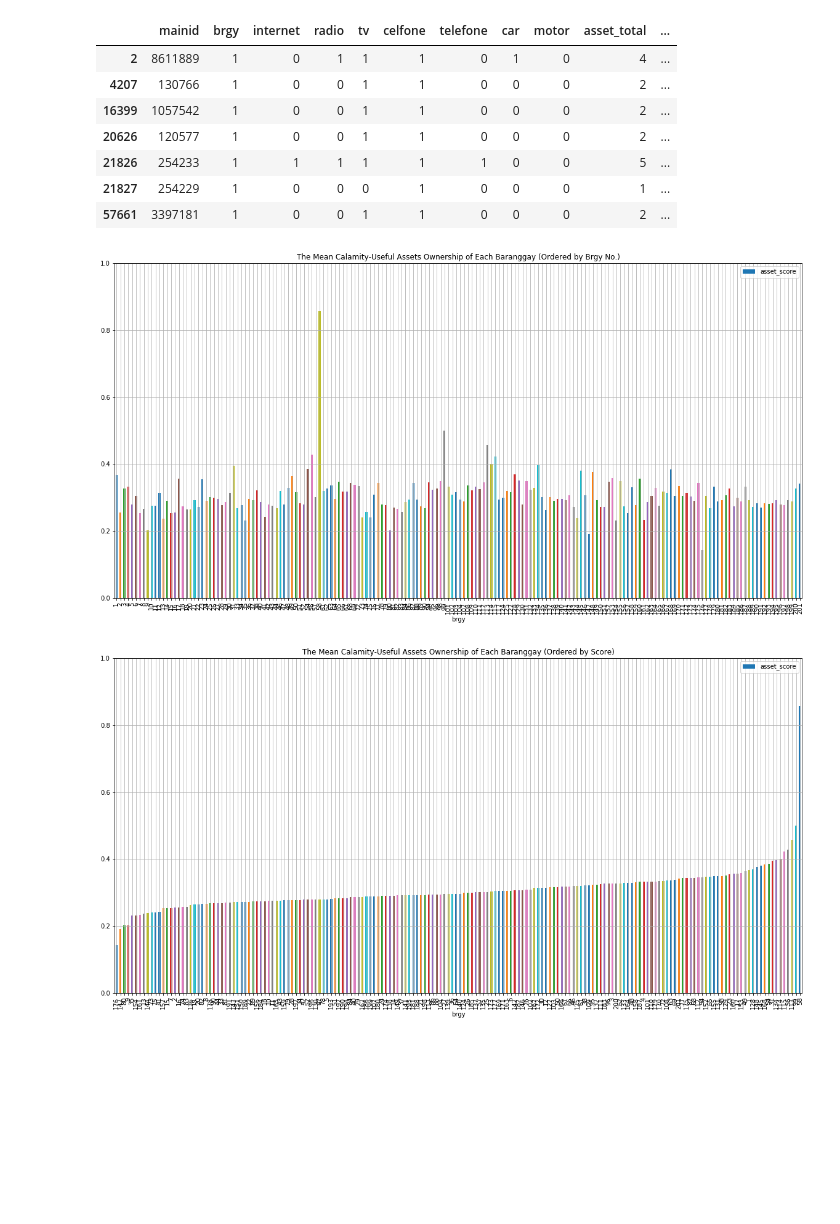
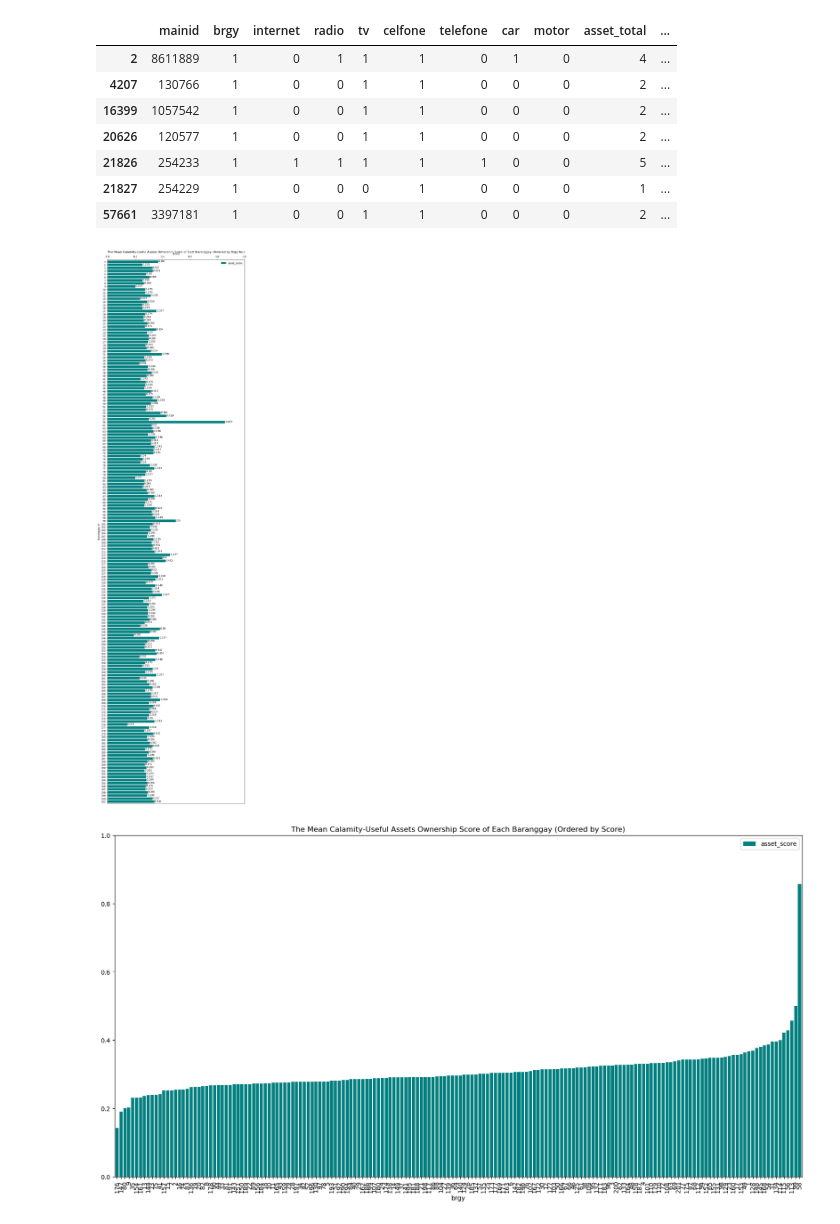
Before and after one commit to christianalderite/DATASCI-Final-Project, a Jupyter notebook: DATASCI Project Score 2.ipynb, the cells around one changed output. Drawn from its saved outputs; the diff is of its cells as text; code cells hidden in the pictures; blank space fills up the shorter version.

```diff
--- a/DATASCI Project Score 2.ipynb
+++ b/DATASCI Project Score 2.ipynb
@@ -119,41 +119,43 @@ dfBrgy1
 # %%
 arrayBrgyScores = dfMain.groupby('brgy')['asset_score'].mean()
 # Groups the families by brgy and takes the average of their asset score.
 # Output is an array, not a dataframe.
 
-arrayBrgyScores.plot(figsize=(20, 10), kind='bar', grid=True, align='center', width=0.5, stacked=True)
-plot.title('The Mean Calamity-Useful Assets Ownership of Each Baranggay (Ordered by Brgy No.)')
+#plot.style.use('default')
+
+ax = arrayBrgyScores.plot(kind='barh', figsize=(10, 40), color='#008080',  width=0.8, stacked=True)
+ax.invert_yaxis()
+ax.set_ylabel('Baranggay #')
+ax.set_xlabel('Score')
+ax.xaxis.set_label_position('top')
+ax.xaxis.tick_top()
+for p in ax.patches:
+    ax.annotate(str(round(p.get_width(),3)), (p.get_width() * 1.005, p.get_y() + 0.5))
+plot.title('The Mean Calamity-Useful Assets Ownership Score of Each Baranggay (Ordered by Brgy No.)', y=1.02)
+plot.xlim(0,1)
+plot.legend()
+plot.show()
+# Visualizes baranggays in horizontal fashion ordered by brgy. for better lookup
+
+arrayBrgyScores.nlargest(10).plot(figsize=(8, 8), kind='bar', color='#008080', align='center', width=0.8, stacked=True)
+plot.title('Top 10 Mean Calamity-Useful Assets Ownership Score of Each Baranggay')
 plot.ylim(0,1)
 plot.legend()
 plot.show()
-# Bar graph of all the college literacy rate per family of each baranggay
+# Bar graph of the top 10 brgys,
 
-arrayBrgyScores.sort_values().plot(figsize=(20, 10), kind='bar', grid=True, align='center', width=0.5, stacked=True)
-plot.title('The Mean Calamity-Useful Assets Ownership of Each Baranggay (Ordered by Score)')
+arrayBrgyScores.nsmallest(10).plot(figsize=(8, 8), kind='bar',color='#008080', align='center', width=0.8, stacked=True)
+plot.title('Bottom 10 Mean Calamity-Useful Assets Ownership Score of Each Baranggay')
 plot.ylim(0,1)
-plot.legend()
-plot.show()
-# Bar graph of all the college literacy rate per family of each baranggay
-
-arrayBrgyScores.nlargest(10).plot(figsize=(8, 8), kind='bar', grid=True, align='center', width=0.5, stacked=True)
-plot.title('Top 10 Mean Calamity-Useful Assets Ownership of Each Baranggay')
-plot.ylim(0.3,1)
-plot.legend()
-plot.show()
-# Bar graph of the top 10 brgys
-
-arrayBrgyScores.nsmallest(10).plot(figsize=(8, 8), kind='bar', grid=True, align='center', width=0.5, stacked=True)
-plot.title('Bottom 10 Mean Calamity-Useful Assets Ownership of Each Baranggay')
-plot.ylim(0,0.7)
 plot.legend()
 plot.show()
 # Bar graph of the bottom 10 brgys
 
-dfMain[['celfone','tv','radio','internet','motor','telefone','car']].sum().plot(figsize=(8, 8), kind='bar', grid=True, align='center', width=0.5, stacked=True)
-plot.title('Total of Number of Each Asset of the Respondents')
+dfMain[['celfone','tv','radio','internet','motor','telefone','car']].sum().plot(figsize=(8, 8), kind='bar',  align='center', width=0.8, stacked=True)
+plot.title('Total of Number of Households per Asset')
 plot.legend()
 plot.show()
 # Bar graph of the total number of each asset of the respondents
 # %% [output]
-[figure, old version]
+[figure, new version]
-[figure, old version]
+[figure, new version]
```
Also changed, not shown: parts of 2 cells of this notebook, 1 other file.
